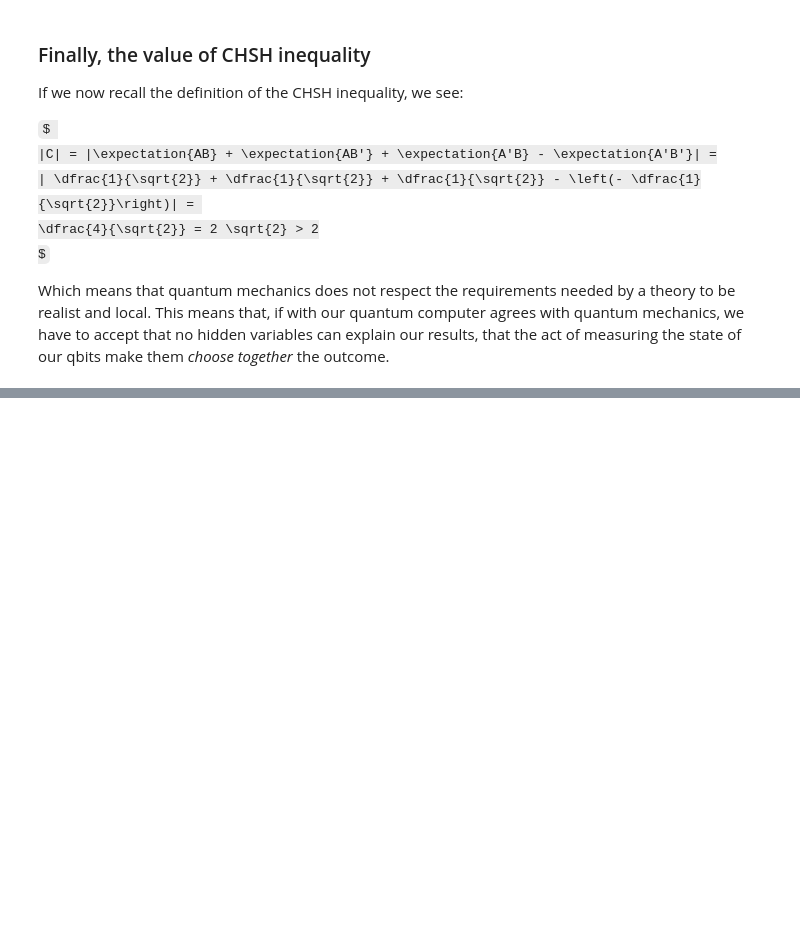
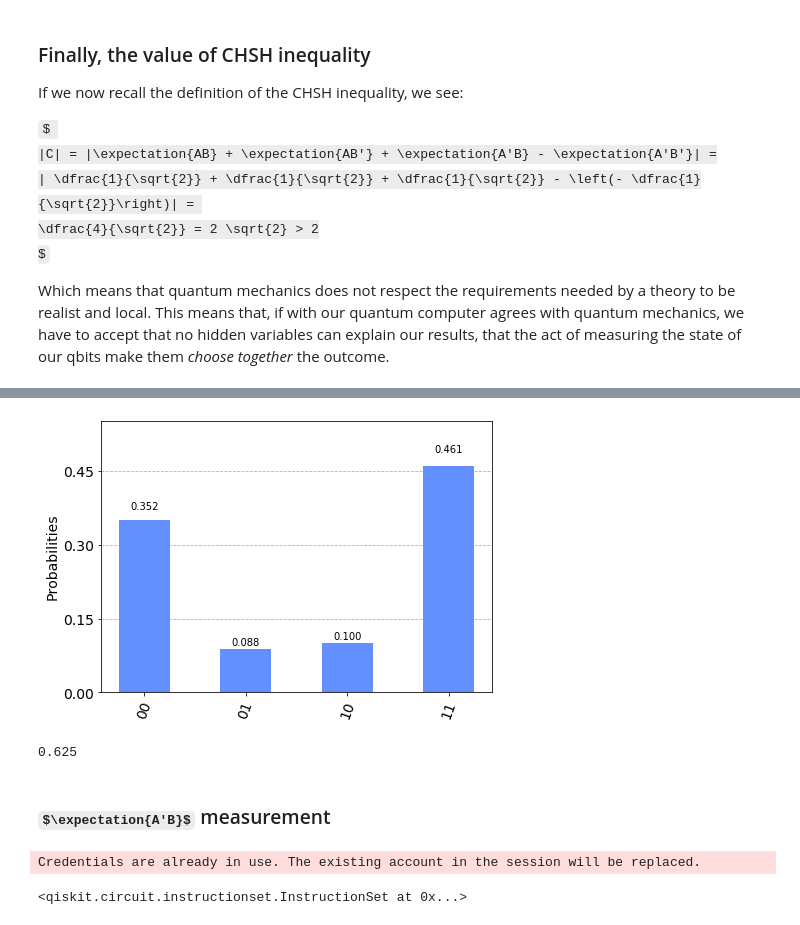
Before and after one commit to NTrevisani/DataScienceMaster, a Jupyter notebook: QuantumComputing/6_Entanglement_and_Bell_tests.ipynb, the cells around one changed output, grey strips where cells are left out. Cells and saved outputs as stored; diff of their text form; code cells hidden in the pictures; some formulas as TeX source; blank space fills up the shorter version.

```diff
--- a/QuantumComputing/6_Entanglement_and_Bell_tests.ipynb
+++ b/QuantumComputing/6_Entanglement_and_Bell_tests.ipynb
@@ -452,0 +562,11 @@ This means that, if with our quantum computer agrees with quantum mechanics, we
+# %%
+# Execute the circuit
+
+backend = provider.get_backend('ibmq_rome')
+shots = 1024
+
+job = execute(ab_measurement,
+              backend = backend,
+              shots=shots)
+
+ab_result = job.result()
@@ -452,0 +578,7 @@ This means that, if with our quantum computer agrees with quantum mechanics, we
+# %%
+# Plot the result
+from qiskit.visualization import plot_histogram
+
+plot_histogram(ab_result.get_counts(ab_measurement))
+# %% [output]
+[figure, added]
@@ -452,0 +590,45 @@ This means that, if with our quantum computer agrees with quantum mechanics, we
+# %%
+ab_correlation = correlator(ab_result, ab_measurement, shots)
+ab_correlation
+# %% [output]
+0.625
+# %% [markdown]
+### $\expectation{A'B}$ measurement
+# %%
+### Build the circuit
+
+from qiskit import QuantumCircuit, execute, IBMQ
+from qiskit import QuantumRegister, ClassicalRegister, Aer
+import numpy as np
+
+# Get access to IBM Q backend
+provider = IBMQ.load_account()
+
+# Define the Quantum and Classical Registers
+q = QuantumRegister(2)
+c = ClassicalRegister(2)
+
+# Create the circuit
+apb_measurement = QuantumCircuit(q, c)
+
+# Put the circuit in the Bell state |00> + |11>
+apb_measurement.h(0)
+apb_measurement.cnot(0,1)
+
+# I want to measure the first qbit along X.
+# But I can measure it only along Z.
+# I apply a H gate to the first qbit,
+# to rotate it from X toward Z.
+apb_measurement.h(0)
+
+# I want to measure the second qbit along W = X + Z.
+# But I can measure it only along Z.
+# I rotate the state of the second qbit of the same angle
+# needed to rotate X + Z on Z --> theta = 45 degrees
+apb_measurement.u3(-np.pi/4, 0, 0, q[1])
+
+# Measure the state
+apb_measurement.measure(q, c)
+# %% [output]
+Credentials are already in use. The existing account in the session will be replaced.
+<qiskit.circuit.instructionset.InstructionSet at 0x...>
```
Also changed, not shown: parts of 33 cells of this notebook, 2 other files.
